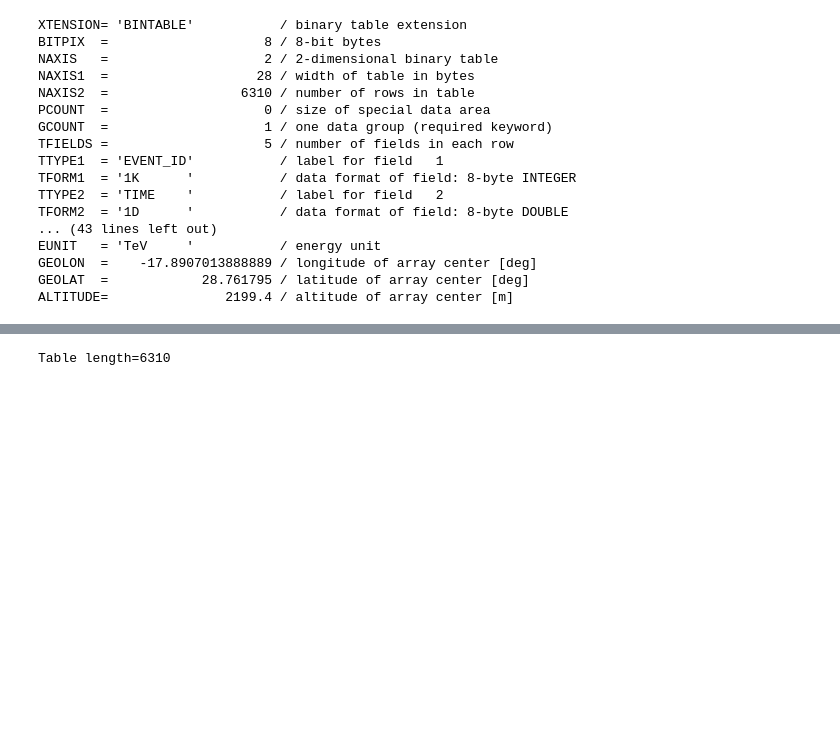
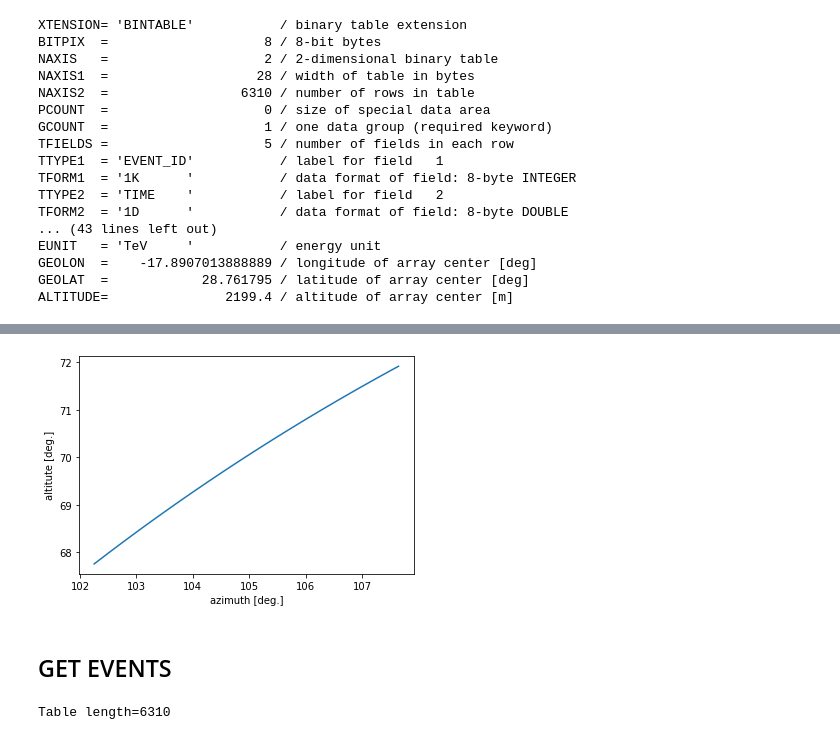
Before and after one commit to datacamp-astro/2022-arqus-bergen, a Jupyter notebook: hands_on/3_spectrum/Spectrum_no_gammapy_test.ipynb, the cells around one changed output, grey strips where cells are left out. Saved outputs shown, nothing was run; the diff lists cells and outputs as text; code cells hidden in the pictures; blank space fills up the shorter version.

```diff
--- a/hands_on/3_spectrum/Spectrum_no_gammapy_test.ipynb
+++ b/hands_on/3_spectrum/Spectrum_no_gammapy_test.ipynb
@@ -58,3 +145,27 @@ events = fits_file['EVENTS']
+# %%
+start_time = Time( events.header.get('DATE-OBS') +'T'+events.header.get('TIME-OBS'))
+end_time   = Time( events.header.get('DATE-END') +'T'+events.header.get('TIME-END'))
+# %%
+dt = ( end_time - start_time ) /100
+times        = []
+source_altaz = []
+for i in range(100):
+    time        = start_time + dt*i
+    altaz        = AltAz(obstime=time, location=ROM)
+    i_source_altaz = source_pos.transform_to(altaz)
+    times.append( time )
+    source_altaz.append( i_source_altaz )
+# %%
+all_alt = [  i.alt.value for i in source_altaz ]
+all_az  = [  i.az.value  for i in source_altaz ]
+# %%
+plt.plot(  all_az, all_alt)
+plt.xlabel( "azimuth [deg.]")
+plt.ylabel( "altitute [deg.]");
+# %% [output]
+[figure, added]
+# %% [markdown]
+## GET EVENTS
 # %%
 events_table = Table( events.data )
 events_table
```
Also changed, not shown: parts of 44 cells of this notebook, 1 other file.
